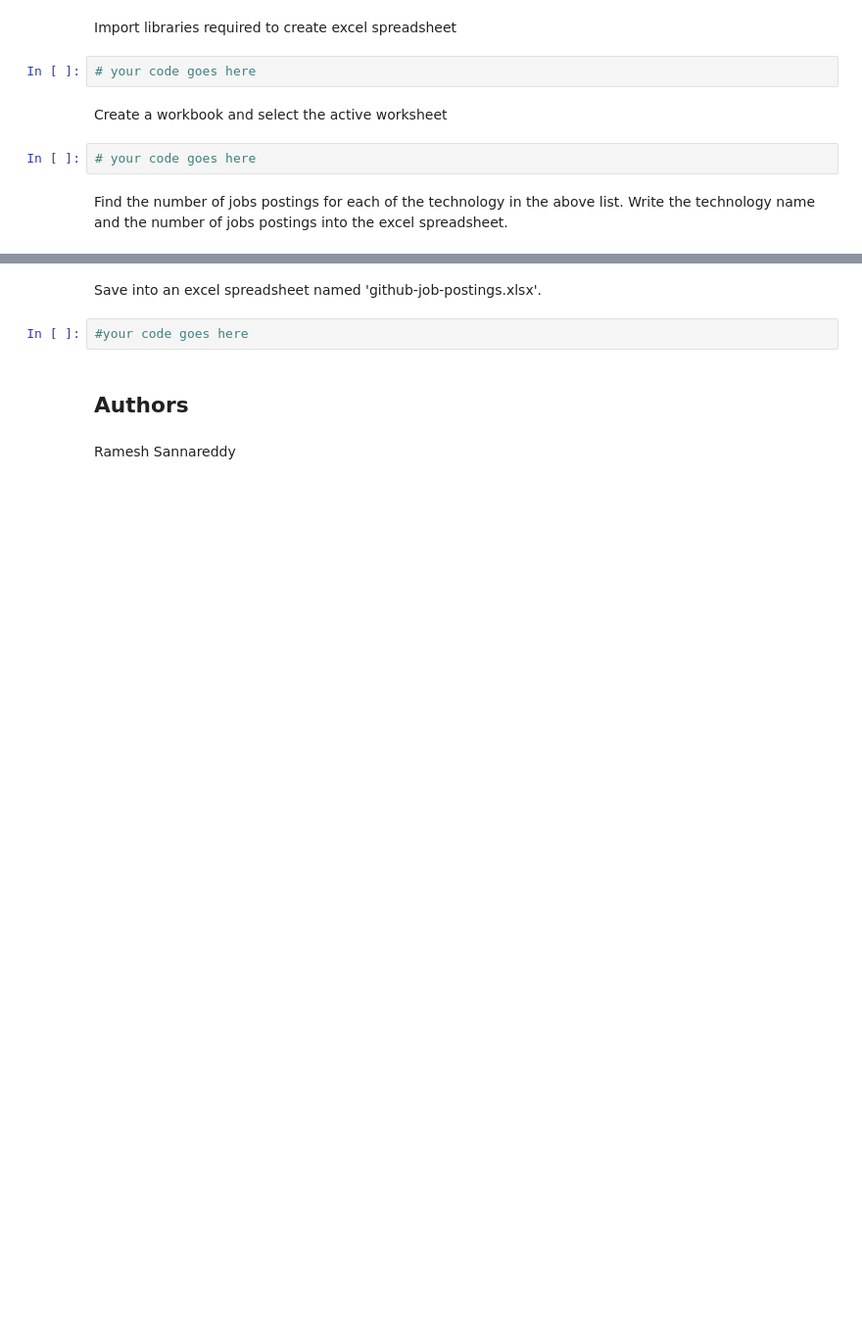
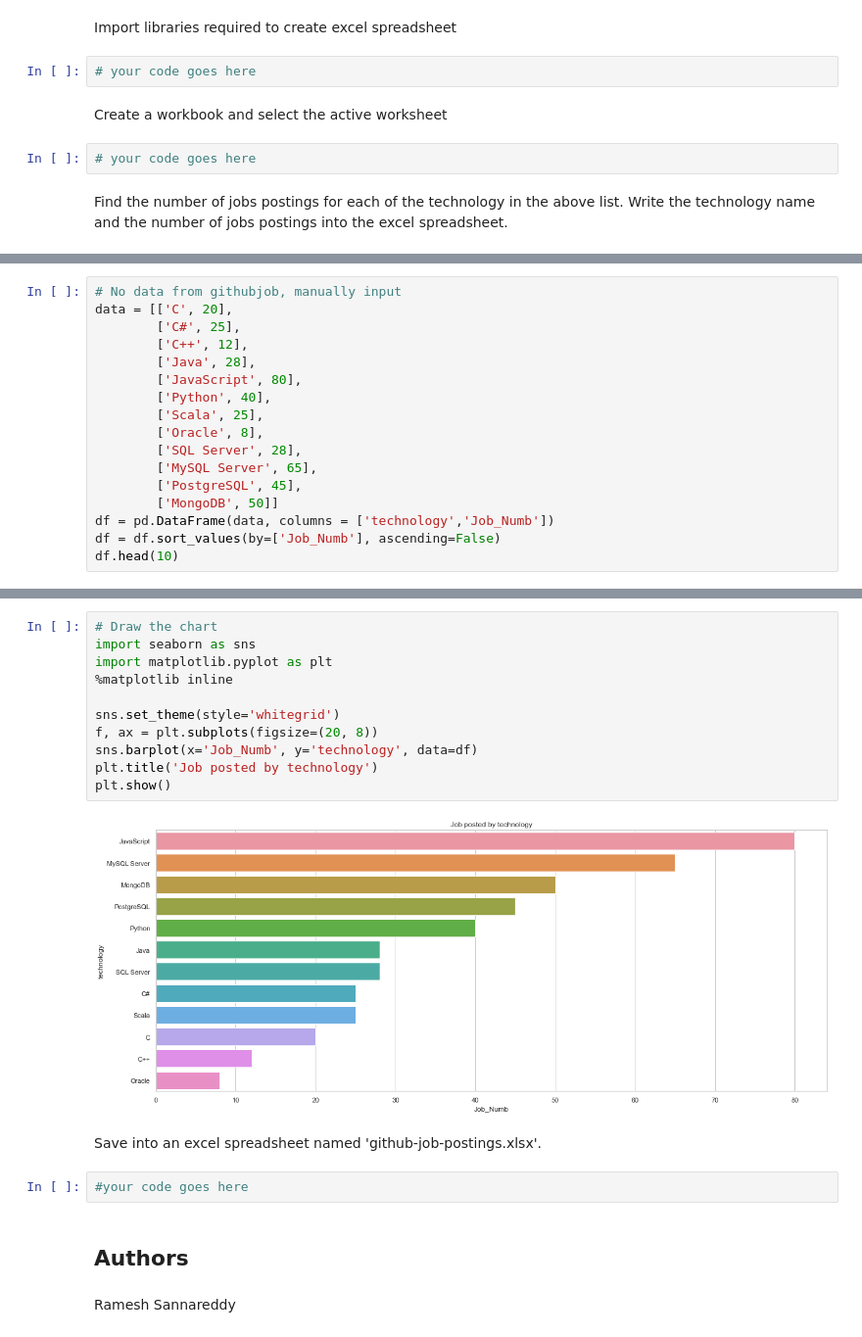
Before and after one commit to sonpn82/IBM-Data-analyst-capstone-project, a Jupyter notebook: Collecting_job_data_using_APIs-Lab.ipynb, the cells around one changed output, grey strips where cells are left out. Shown: that part at 98% size. Drawn from its saved outputs; the diff is of its cells as text; blank space fills up the shorter version.

```diff
--- a/Collecting_job_data_using_APIs-Lab.ipynb
+++ b/Collecting_job_data_using_APIs-Lab.ipynb
@@ -148,0 +150,17 @@ Write the technology name and the number of jobs postings into the excel spreads
+# %%
+# No data from githubjob, manually input
+data = [['C', 20],
+        ['C#', 25],
+        ['C++', 12],
+        ['Java', 28],
+        ['JavaScript', 80],
+        ['Python', 40],
+        ['Scala', 25],
+        ['Oracle', 8],
+        ['SQL Server', 28],
+        ['MySQL Server', 65],
+        ['PostgreSQL', 45],
+        ['MongoDB', 50]]
+df = pd.DataFrame(data, columns = ['technology','Job_Numb'])
+df = df.sort_values(by=['Job_Numb'], ascending=False)
+df.head(10)
@@ -149,3 +179,16 @@ Write the technology name and the number of jobs postings into the excel spreads
+# %%
+# Draw the chart
+import seaborn as sns
+import matplotlib.pyplot as plt
+%matplotlib inline
+
+sns.set_theme(style='whitegrid')
+f, ax = plt.subplots(figsize=(20, 8))
+sns.barplot(x='Job_Numb', y='technology', data=df)
+plt.title('Job posted by technology')
+plt.show()
+# %% [output]
+[figure, added]
 # %% [markdown]
 Save into an excel spreadsheet named 'github-job-postings.xlsx'.
 # %%
```
Also changed, not shown: parts of 2 cells of this notebook, 1 other file.
